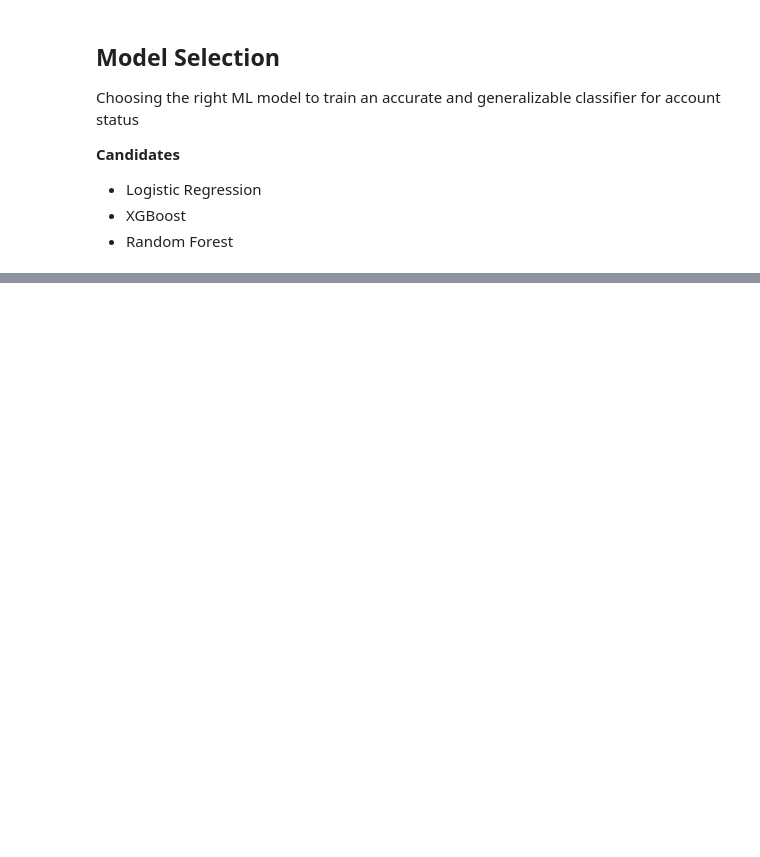
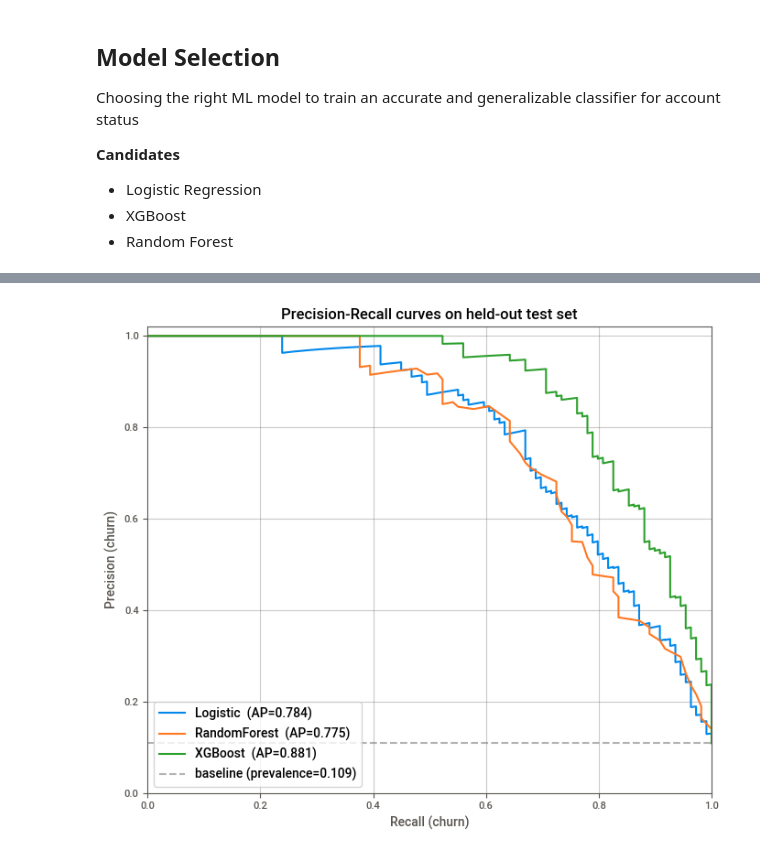
Before and after one commit to vidyut-veedgav/chainguard-analytics, a Jupyter notebook: notebooks/eda.ipynb, the cells around one changed output, grey strips where cells are left out. Cells and saved outputs as stored; diff of their text form; code cells hidden in the pictures; blank space fills up the shorter version.

Commit message:
completed model training and experiments
Signed-off-by: Vidyut Veedgav <vidyut.veedgav@gmail.com>

```diff
--- a/notebooks/eda.ipynb
+++ b/notebooks/eda.ipynb
@@ -1652,0 +1693,18 @@ Choosing the right ML model to train an accurate and generalizable classifier fo
+# %%
+# Logistic regression
+
+from sklearn.linear_model import LogisticRegression
+
+# Defining model
+model = LogisticRegression(max_iter=1000)
+
+# Fitting the model to training data
+model.fit(X_train, y_train)
+
+# Creating prediction array
+y_pred = model.predict(X_test)
+
+# Printing accuracy
+from sklearn.metrics import classification_report
+
+print(classification_report(y_test, y_pred))
@@ -1652,0 +1785,80 @@ Choosing the right ML model to train an accurate and generalizable classifier fo
+# %%
+# Refit the three candidates and pull predicted probabilities for class 1 (churn).
+# Each model has been trained on (X_train, y_train) earlier in the notebook; we
+# re-fit cleanly here so this cell is self-contained and reproducible.
+
+import numpy as np
+import pandas as pd
+import matplotlib.pyplot as plt
+from sklearn.linear_model import LogisticRegression
+from sklearn.ensemble import RandomForestClassifier
+from xgboost import XGBClassifier
+from sklearn.metrics import precision_recall_curve, average_precision_score
+
+models = {
+    'Logistic':     LogisticRegression(max_iter=1000),
+    'RandomForest': RandomForestClassifier(n_estimators=100, class_weight='balanced', random_state=1),
+    'XGBoost':      XGBClassifier(n_estimators=100, learning_rate=0.1,
+                                  use_label_encoder=False, eval_metric='logloss', random_state=1),
+}
+
+probas = {}
+for name, m in models.items():
+    m.fit(X_train, y_train.values.ravel())
+    probas[name] = m.predict_proba(X_test)[:, 1]
+
+# --- precision-recall curves -------------------------------------------------
+fig, ax = plt.subplots(figsize=(7, 6))
+for name, p in probas.items():
+    prec, rec, _ = precision_recall_curve(y_test, p)
+    ap = average_precision_score(y_test, p)
+    ax.plot(rec, prec, label=f'{name}  (AP={ap:.3f})')
+
+# baseline = always-predict-positive precision == prevalence
+prevalence = float(np.mean(y_test.values))
+ax.axhline(prevalence, ls='--', color='grey', alpha=0.6,
+           label=f'baseline (prevalence={prevalence:.3f})')
+ax.set_xlabel('Recall (churn)')
+ax.set_ylabel('Precision (churn)')
+ax.set_title('Precision-Recall curves on held-out test set')
+ax.set_xlim(0, 1); ax.set_ylim(0, 1.02)
+ax.legend(loc='lower left')
+ax.grid(alpha=0.3)
+plt.tight_layout()
+plt.show()
+
+# --- threshold sweep on the winner (XGBoost) ---------------------------------
+# For each candidate threshold, compute precision, recall, F1, F2.
+# F-beta:  (1 + b^2) * P * R / (b^2 * P + R)
+
+p = probas['XGBoost']
+thresholds = np.arange(0.10, 0.91, 0.05)
+rows = []
+y_true = y_test.values.ravel()
+for t in thresholds:
+    y_hat = (p >= t).astype(int)
+    tp = int(((y_hat == 1) & (y_true == 1)).sum())
+    fp = int(((y_hat == 1) & (y_true == 0)).sum())
+    fn = int(((y_hat == 0) & (y_true == 1)).sum())
+    prec = tp / (tp + fp) if (tp + fp) else 0.0
+    rec  = tp / (tp + fn) if (tp + fn) else 0.0
+    def fbeta(b):
+        denom = (b * b * prec) + rec
+        return (1 + b * b) * prec * rec / denom if denom else 0.0
+    rows.append({
+        'threshold': round(t, 2), 'flagged': int((y_hat == 1).sum()),
+        'TP': tp, 'FP': fp, 'FN': fn,
+        'precision': round(prec, 3), 'recall': round(rec, 3),
+        'F1': round(fbeta(1), 3), 'F2': round(fbeta(2), 3),
+    })
+sweep = pd.DataFrame(rows)
+print('XGBoost — threshold sweep (class 1 = churn):')
+print(sweep.to_string(index=False))
+
+best_f1 = sweep.loc[sweep['F1'].idxmax()]
+best_f2 = sweep.loc[sweep['F2'].idxmax()]
+print(f"\nbest-F1 threshold: {best_f1['threshold']:.2f}  "
+      f"(P={best_f1['precision']:.2f}, R={best_f1['recall']:.2f}, F1={best_f1['F1']:.2f})")
+print(f"best-F2 threshold: {best_f2['threshold']:.2f}  "
+      f"(P={best_f2['precision']:.2f}, R={best_f2['recall']:.2f}, F2={best_f2['F2']:.2f})")
+# %% [output]
@@ -1652,0 +1868 @@ Choosing the right ML model to train an accurate and generalizable classifier fo
+[figure, added]
```
Also changed, not shown: parts of 7 cells of this notebook, 2 other files.
